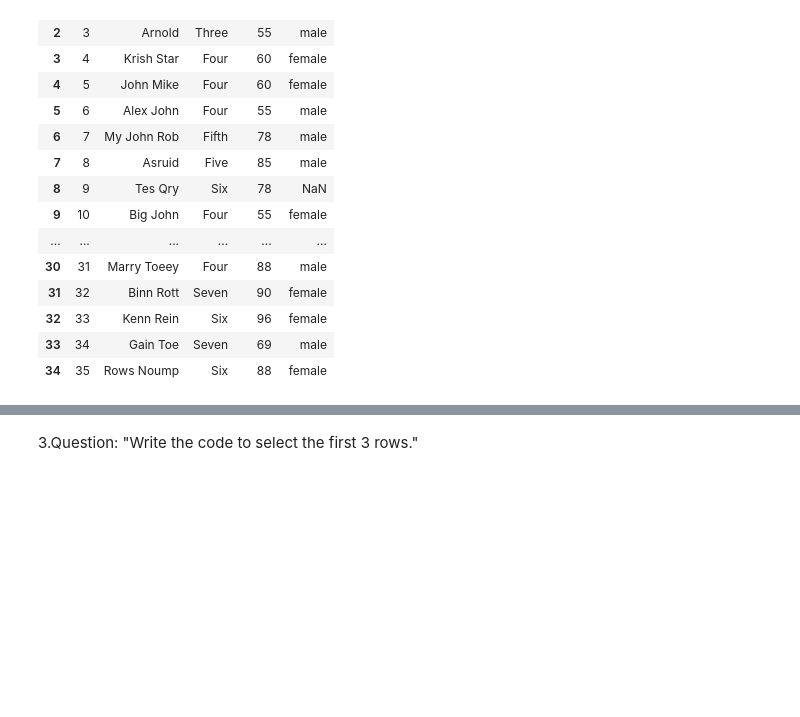
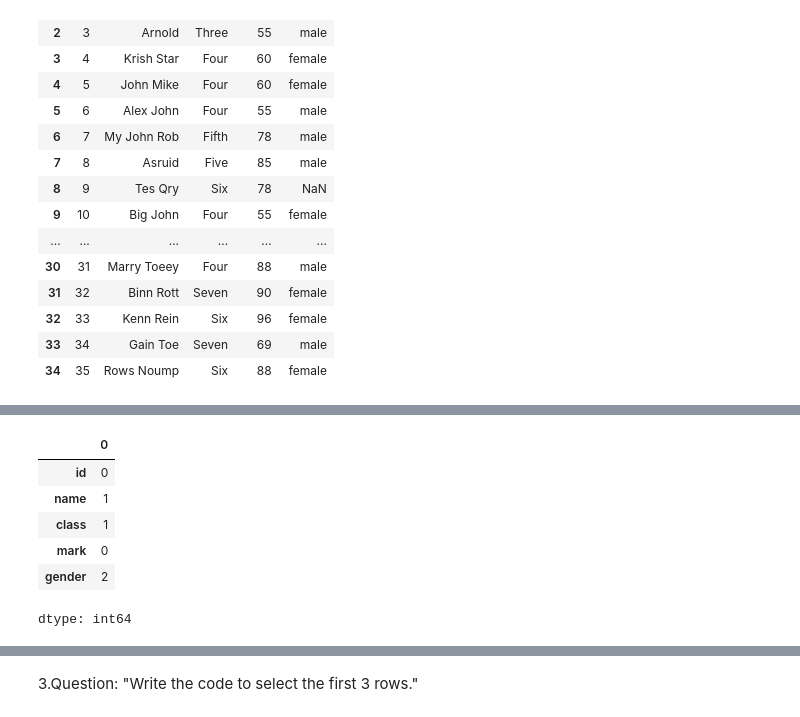
Before and after one commit to Alaina-dev/Student-Performance, a Jupyter notebook: python_day3_tasks.ipynb, the cells around one changed output, grey strips where cells are left out. Drawn from its saved outputs; the diff is of its cells as text; code cells hidden in the pictures; blank space fills up the shorter version.

```diff
--- a/python_day3_tasks.ipynb
+++ b/python_day3_tasks.ipynb
@@ -38,0 +56,11 @@ dataframe.head(5)
+# %%
+# Step 2 - Identifying missing values
+dataframe.isnull().sum()
+# %% [output]
+|  | 0 |
+| id | 0 |
+| name | 1 |
+| class | 1 |
+| mark | 0 |
+| gender | 2 |
+dtype: int64
```
Also changed, not shown: parts of 63 cells of this notebook.
